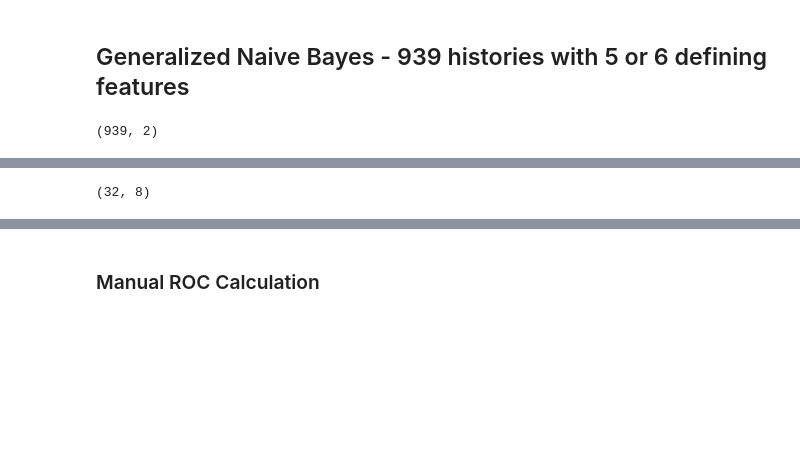
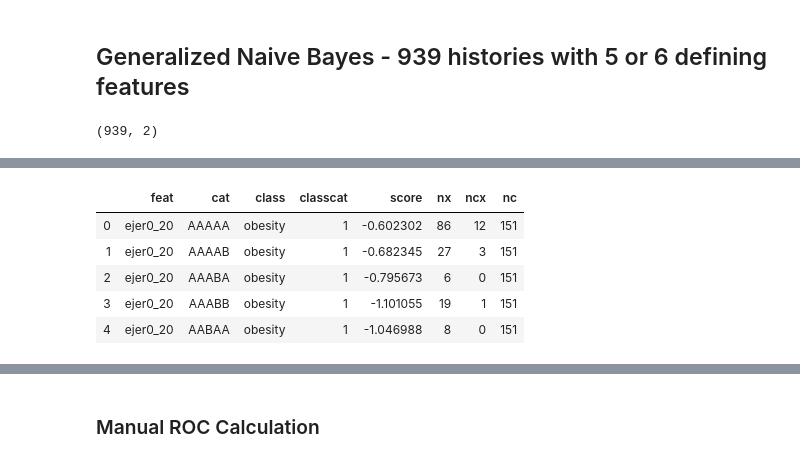
Before and after one commit to vicalbiter/histories, a Jupyter notebook: Stephens2019 Replication.ipynb, the cells around one changed output, grey strips where cells are left out. Drawn from its saved outputs; the diff is of its cells as text; code cells hidden in the pictures; blank space fills up the shorter version.

Commit message:
Scores breakdown

```diff
--- a/Stephens2019 Replication.ipynb
+++ b/Stephens2019 Replication.ipynb
@@ -143,9 +143,14 @@ query_features_gnb = {
 # Train the model and make predictions
 gnb.train(query_features_gnb, "obesity", 1, data_train)
 # %%
-gnb.scores_dictionary_full.shape
+gnb.scores_dictionary_full.head()
 # %% [output]
-(32, 8)
+|  | feat | cat | class | classcat | score | nx | ncx | nc |
+| 0 | ejer0_20 | AAAAA | obesity | 1 | -0.602302 | 86 | 12 | 151 |
+| 1 | ejer0_20 | AAAAB | obesity | 1 | -0.682345 | 27 | 3 | 151 |
+| 2 | ejer0_20 | AAABA | obesity | 1 | -0.795673 | 6 | 0 | 151 |
+| 3 | ejer0_20 | AAABB | obesity | 1 | -1.101055 | 19 | 1 | 151 |
+| 4 | ejer0_20 | AABAA | obesity | 1 | -1.046988 | 8 | 0 | 151 |
 # %%
 # Predict
 gnb.predict(data_test)
```
Also changed, not shown: parts of 8 cells of this notebook, 3 other files.
